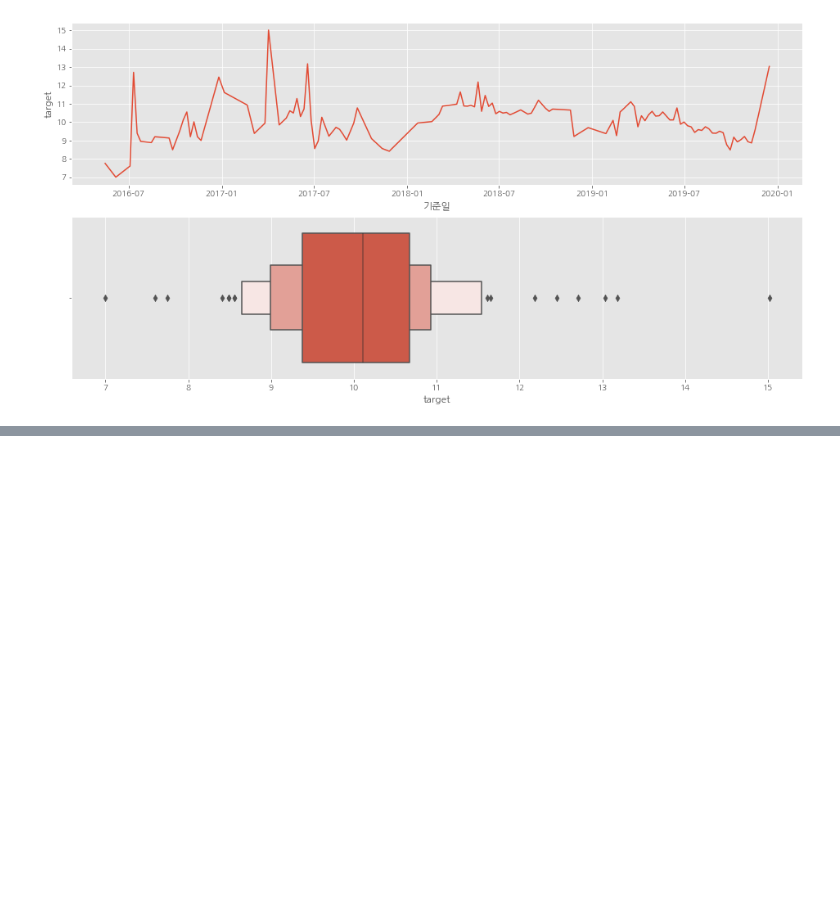
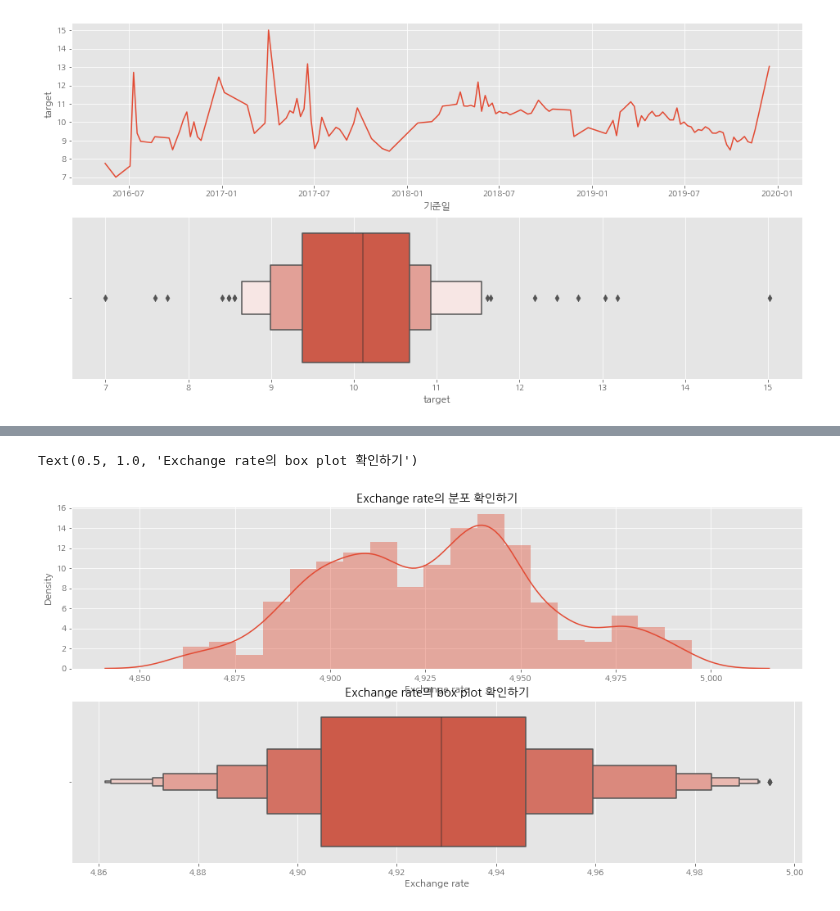
Before and after one commit to qkrwjdduf159/BigContest, a Jupyter notebook: 연어 이상치 제거 X.ipynb, the cells around one changed output, grey strips where cells are left out. Saved outputs shown, nothing was run; the diff lists cells and outputs as text; code cells hidden in the pictures; blank space fills up the shorter version.

```diff
--- a/연어 이상치 제거 X.ipynb
+++ b/연어 이상치 제거 X.ipynb
@@ -425,0 +468,18 @@ sns.boxenplot(df[df['제조국'] == '영국']['target'], ax = ax[1])
+# %%
+def change_datetime(x):
+  x = str(x)
+  year = x[:4]
+  month = x[4:6]
+  day = x[6:8]
+
+  return year + '-' + month + '-' + day
+
+노르웨이_환율['적용개시일자'] = 노르웨이_환율['적용개시일자'].apply(change_datetime)
+# %%
+노르웨이_환율 = 노르웨이_환율[(노르웨이_환율['적용개시일자'] > '2015-12-21') & (노르웨이_환율['적용개시일자'] < '2020')]
+# %%
+new_df = 노르웨이_환율['환율'].reset_index(drop = True)
+new_df = pd.concat([pd.Series(df['기준일'].unique()), new_df],axis = 1)
+
+new_df = new_df.rename(columns = {0 :'기준일', '환율':'Exchange rate'})
+new_df
@@ -425,0 +500,11 @@ sns.boxenplot(df[df['제조국'] == '영국']['target'], ax = ax[1])
+# %%
+df = pd.merge(df, new_df, how = 'outer', on = '기준일')
+# %%
+fig, ax = plt.subplots(nrows = 2, figsize = (16,8))
+sns.distplot(df['Exchange rate'].apply(lambda x: np.log1p(x)), ax = ax[0])
+sns.boxenplot(df['Exchange rate'].apply(lambda x: np.log1p(x)), ax = ax[1])
+ax[0].set_title('Exchange rate의 분포 확인하기')
+ax[1].set_title('Exchange rate의 box plot 확인하기')
+# %% [output]
+Text(0.5, 1.0, 'Exchange rate의 box plot 확인하기')
+[figure, added]
```
Also changed, not shown: parts of 30 cells of this notebook.
